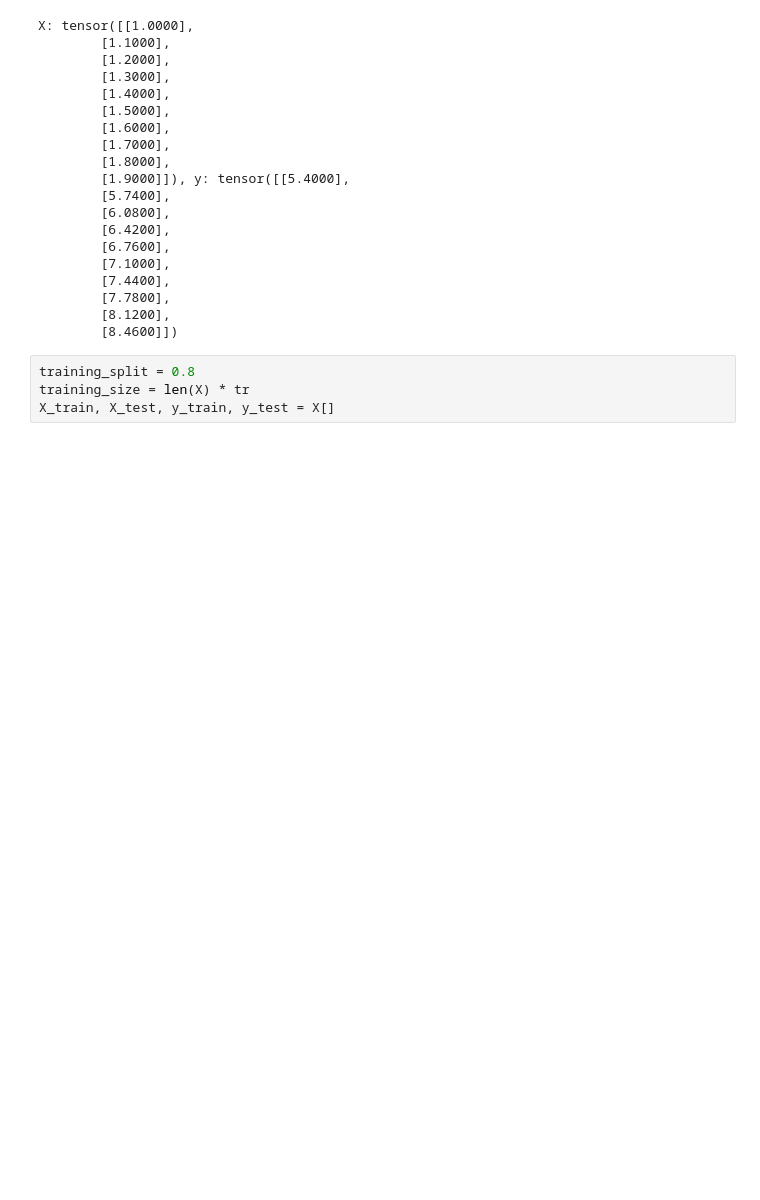
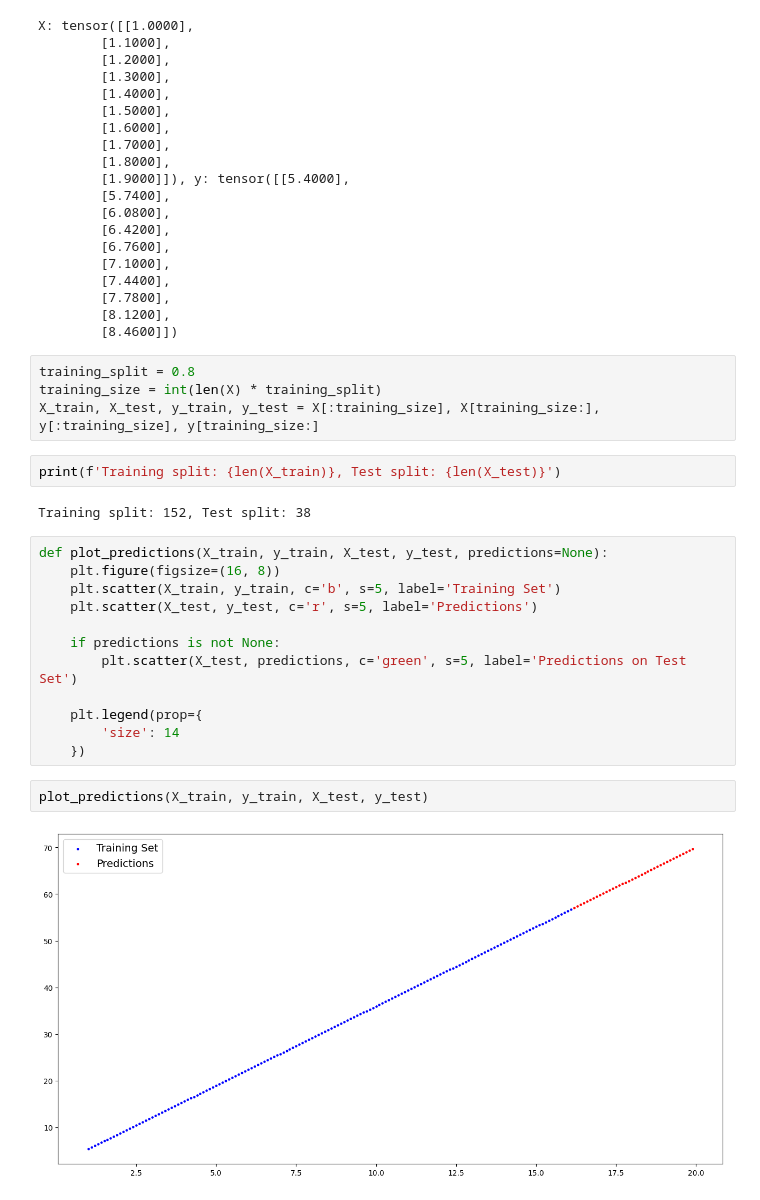
Before and after one commit to shbnmzr/code-practice, a Jupyter notebook: pytorch/01_Workflow.ipynb, the cells around one changed output. Drawn from its saved outputs; the diff is of its cells as text; blank space fills up the shorter version.

```diff
--- a/pytorch/01_Workflow.ipynb
+++ b/pytorch/01_Workflow.ipynb
@@ -48,5 +49,25 @@ X: tensor([[1.0000],
         [8.4600]])
 # %%
 training_split = 0.8
-training_size = len(X) * tr
-X_train, X_test, y_train, y_test = X[]
+training_size = int(len(X) * training_split)
+X_train, X_test, y_train, y_test = X[:training_size], X[training_size:], y[:training_size], y[training_size:]
+# %%
+print(f'Training split: {len(X_train)}, Test split: {len(X_test)}')
+# %% [output]
+Training split: 152, Test split: 38
+# %%
+def plot_predictions(X_train, y_train, X_test, y_test, predictions=None):
+    plt.figure(figsize=(16, 8))
+    plt.scatter(X_train, y_train, c='b', s=5, label='Training Set')
+    plt.scatter(X_test, y_test, c='r', s=5, label='Predictions')
+
+    if predictions is not None:
+        plt.scatter(X_test, predictions, c='green', s=5, label='Predictions on Test Set')
+
+    plt.legend(prop={
+        'size': 14
+    })
+# %%
+plot_predictions(X_train, y_train, X_test, y_test)
+# %% [output]
+[figure, added]
```
Also changed, not shown: parts of 17 cells of this notebook, 1 other file.
